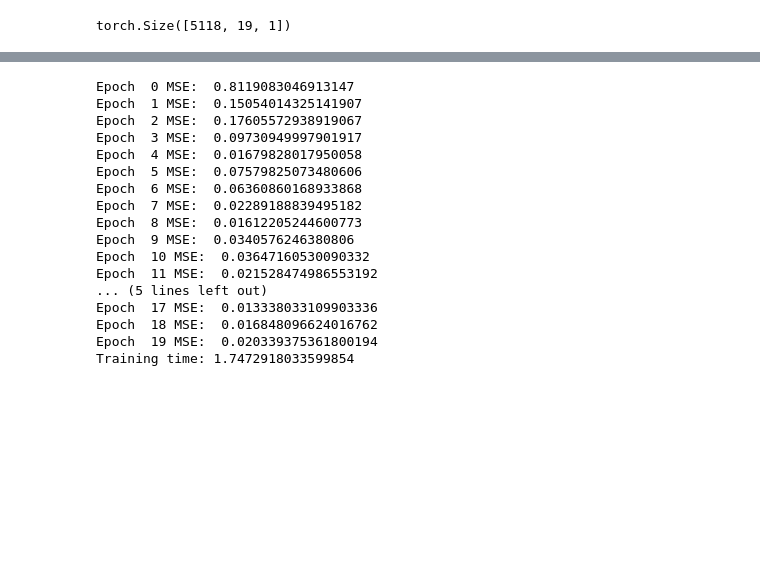
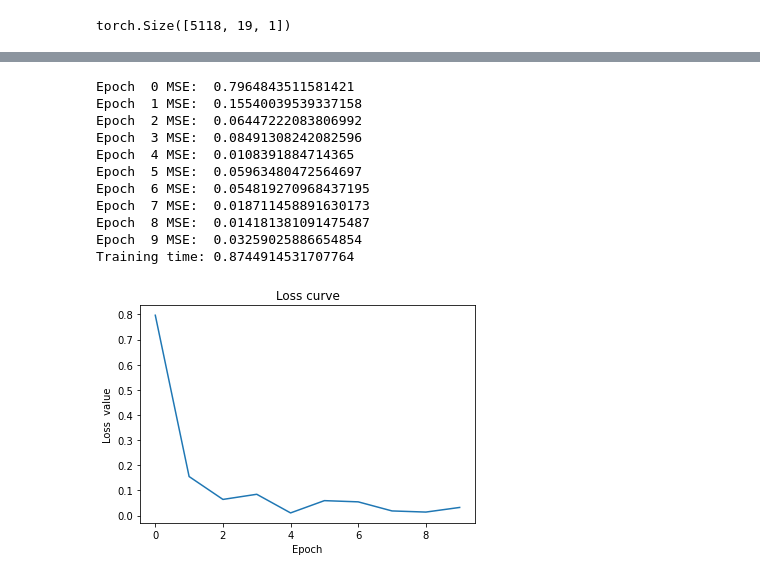
Before and after one commit to poo5zan/deep_learning_fundamentals, a Jupyter notebook: assignment_3/assignment_3.ipynb, the cells around one changed output, grey strips where cells are left out. Cells and saved outputs as stored; diff of their text form; code cells hidden in the pictures; blank space fills up the shorter version.

```diff
--- a/assignment_3/assignment_3.ipynb
+++ b/assignment_3/assignment_3.ipynb
@@ -404,23 +397,19 @@ class RNN(nn.Module):
 # %%
 model_rnn = RNN(input_dim=input_dim, hidden_dim=hidden_dim, output_dim=output_dim, num_layers=num_layers)
 criterion = torch.nn.MSELoss(reduction='mean')
-optimiser = torch.optim.Adam(model_rnn.parameters(), lr=0.01)
-train_network(num_epochs, model_rnn, criterion, optimiser, x_train, y_train)
+optimiser = torch.optim.Adam(model_rnn.parameters(), lr=learning_rate)
+train_results = train_network(num_epochs, model_rnn, criterion, optimiser, x_train, y_train)
+plot_loss_curve(train_results, 'RNN')
 # %% [output]
-Epoch  0 MSE:  0.8119083046913147
-Epoch  1 MSE:  0.15054014325141907
-Epoch  2 MSE:  0.17605572938919067
-Epoch  3 MSE:  0.09730949997901917
-Epoch  4 MSE:  0.01679828017950058
-Epoch  5 MSE:  0.07579825073480606
-Epoch  6 MSE:  0.06360860168933868
-Epoch  7 MSE:  0.02289188839495182
-Epoch  8 MSE:  0.01612205244600773
-Epoch  9 MSE:  0.0340576246380806
-Epoch  10 MSE:  0.03647160530090332
-Epoch  11 MSE:  0.021528474986553192
-... (5 lines left out)
-Epoch  17 MSE:  0.013338033109903336
-Epoch  18 MSE:  0.016848096624016762
-Epoch  19 MSE:  0.020339375361800194
-Training time: 1.7472918033599854
+Epoch  0 MSE:  0.7964843511581421
+Epoch  1 MSE:  0.15540039539337158
+Epoch  2 MSE:  0.06447222083806992
+Epoch  3 MSE:  0.08491308242082596
+Epoch  4 MSE:  0.0108391884714365
+Epoch  5 MSE:  0.05963480472564697
+Epoch  6 MSE:  0.054819270968437195
+Epoch  7 MSE:  0.018711458891630173
+Epoch  8 MSE:  0.014181381091475487
+Epoch  9 MSE:  0.03259025886654854
+Training time: 0.8744914531707764
+[figure, added]
```
Also changed, not shown: parts of 13 cells of this notebook.
